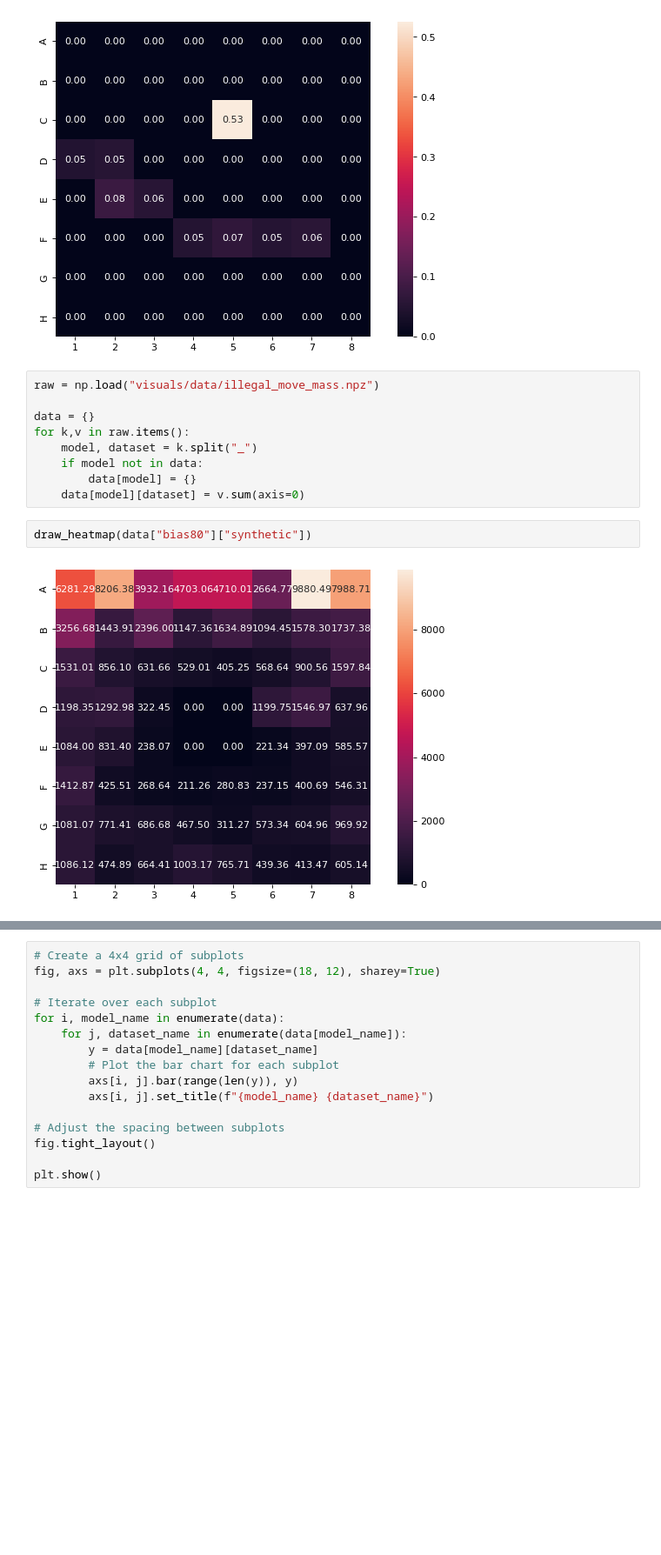
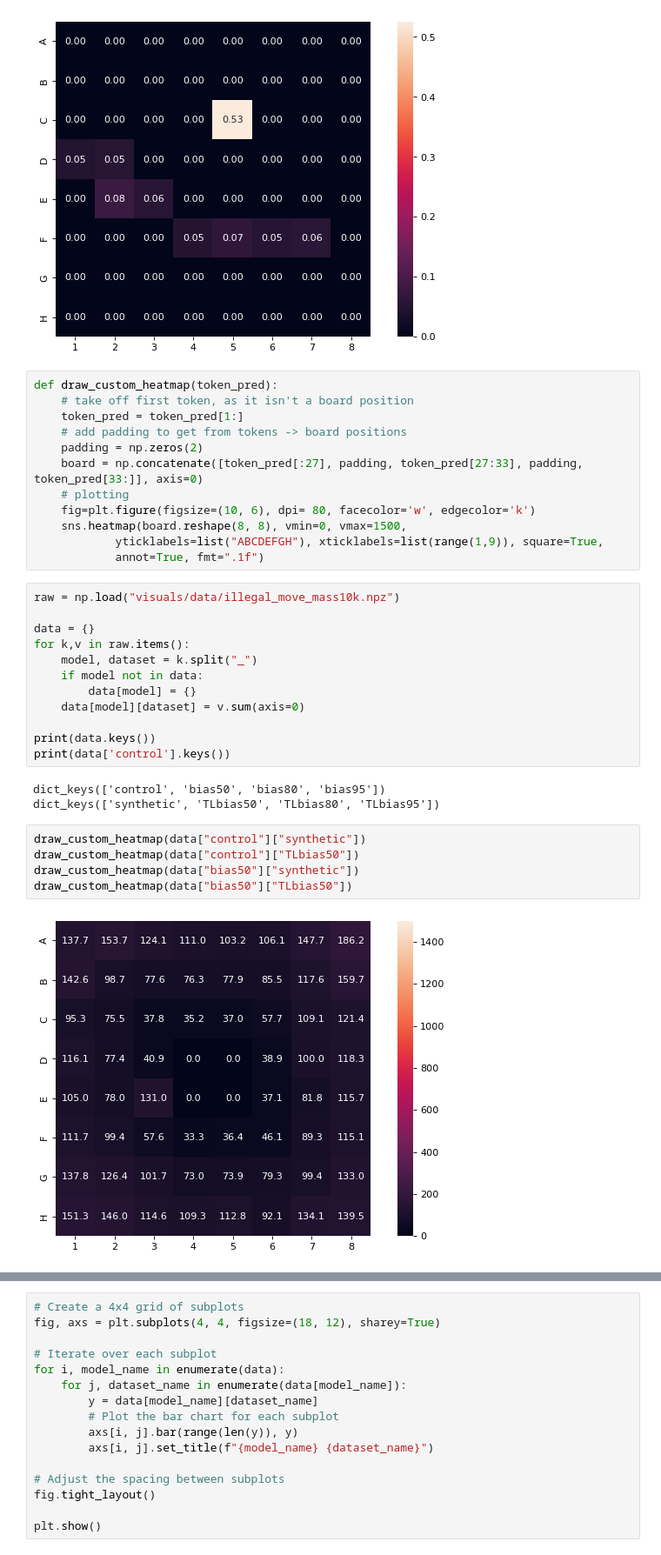
Before and after one commit to icemoon97/othello_world, a Jupyter notebook: othello_visualizations.ipynb, the cells around one changed output, grey strips where cells are left out. Shown at 87% size. Drawn from its saved outputs; the diff is of its cells as text; blank space fills up the shorter version.

```diff
--- a/othello_visualizations.ipynb
+++ b/othello_visualizations.ipynb
@@ -369,8 +380,20 @@ sns.heatmap(pred.detach().cpu().numpy().reshape(8, 8),
 # %% [output]
 <AxesSubplot:>
 [figure]
+# %%
+def draw_custom_heatmap(token_pred):
+    # take off first token, as it isn't a board position
+    token_pred = token_pred[1:]
+    # add padding to get from tokens -> board positions
+    padding = np.zeros(2)
+    board = np.concatenate([token_pred[:27], padding, token_pred[27:33], padding, token_pred[33:]], axis=0)
+    # plotting
+    fig=plt.figure(figsize=(10, 6), dpi= 80, facecolor='w', edgecolor='k')
+    sns.heatmap(board.reshape(8, 8), vmin=0, vmax=1500,
+            yticklabels=list("ABCDEFGH"), xticklabels=list(range(1,9)), square=True,
+            annot=True, fmt=".1f")
 # %%
-raw = np.load("visuals/data/illegal_move_mass.npz")
+raw = np.load("visuals/data/illegal_move_mass10k.npz")
 
 data = {}
 for k,v in raw.items():
@@ -378,7 +401,16 @@ for k,v in raw.items():
     if model not in data:
         data[model] = {}
     data[model][dataset] = v.sum(axis=0)
+
+print(data.keys())
+print(data['control'].keys())
+# %% [output]
+dict_keys(['control', 'bias50', 'bias80', 'bias95'])
+dict_keys(['synthetic', 'TLbias50', 'TLbias80', 'TLbias95'])
-# %%
-draw_heatmap(data["bias80"]["synthetic"])
-# %% [output]
-[figure, removed]
+# %%
+draw_custom_heatmap(data["control"]["synthetic"])
+draw_custom_heatmap(data["control"]["TLbias50"])
+draw_custom_heatmap(data["bias50"]["synthetic"])
+draw_custom_heatmap(data["bias50"]["TLbias50"])
+# %% [output]
+[figure, added]
```
Also changed, not shown: parts of 7 cells of this notebook, 7 other files.
